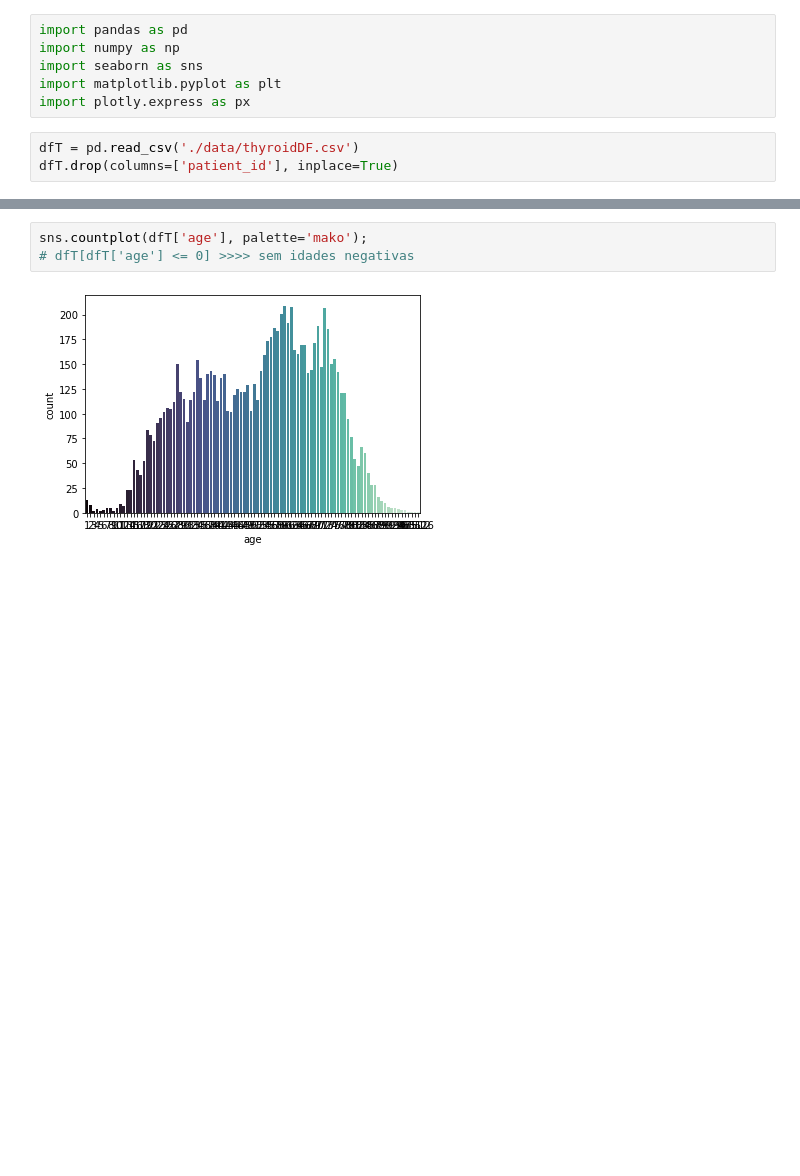
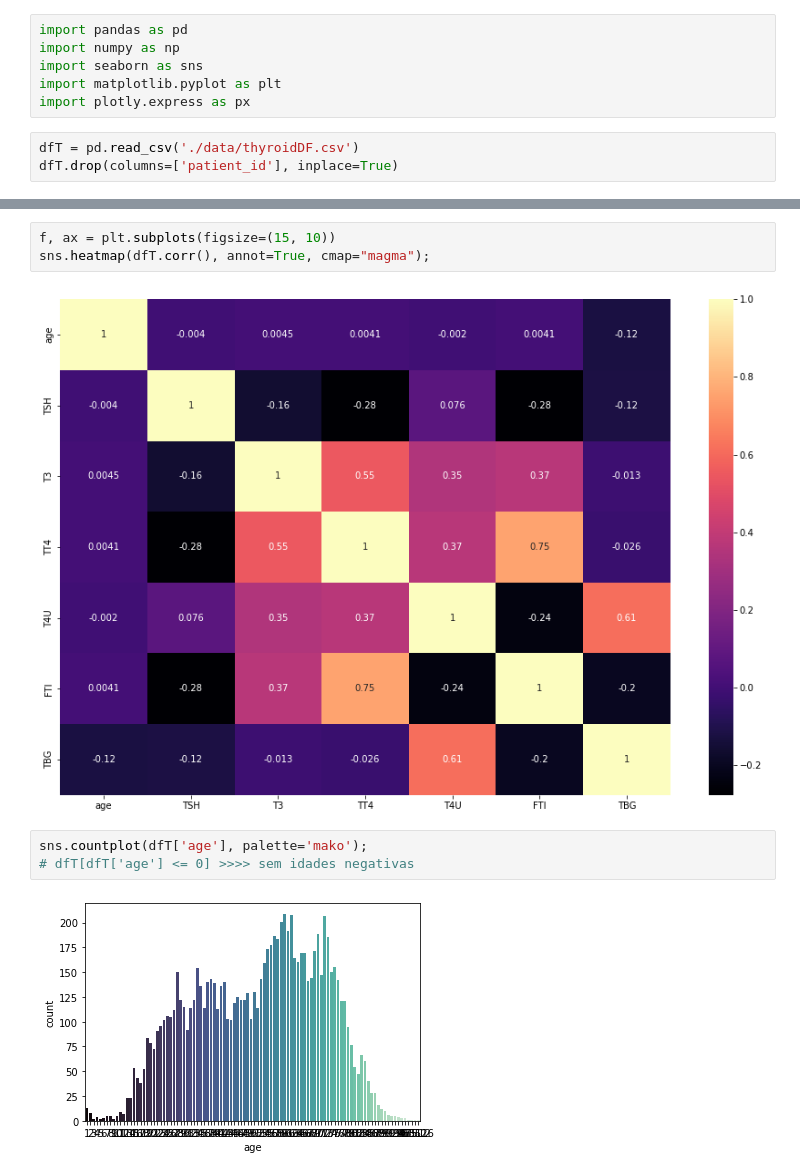
Before and after one commit to cantaruttim/Thyroid_Disease, a Jupyter notebook: Tyreoid Disease.ipynb, the cells around one changed output, grey strips where cells are left out. Drawn from its saved outputs; the diff is of its cells as text; blank space fills up the shorter version.

Commit message:
corr()

```diff
--- a/Tyreoid Disease.ipynb
+++ b/Tyreoid Disease.ipynb
@@ -10,3 +26,8 @@ dfT.drop(columns=['patient_id'], inplace=True)
+# %%
+f, ax = plt.subplots(figsize=(15, 10))
+sns.heatmap(dfT.corr(), annot=True, cmap="magma");
+# %% [output]
+[figure, added]
 # %%
 sns.countplot(dfT['age'], palette='mako');
 # dfT[dfT['age'] <= 0] >>>> sem idades negativas
```
Also changed, not shown: parts of 19 cells of this notebook.
